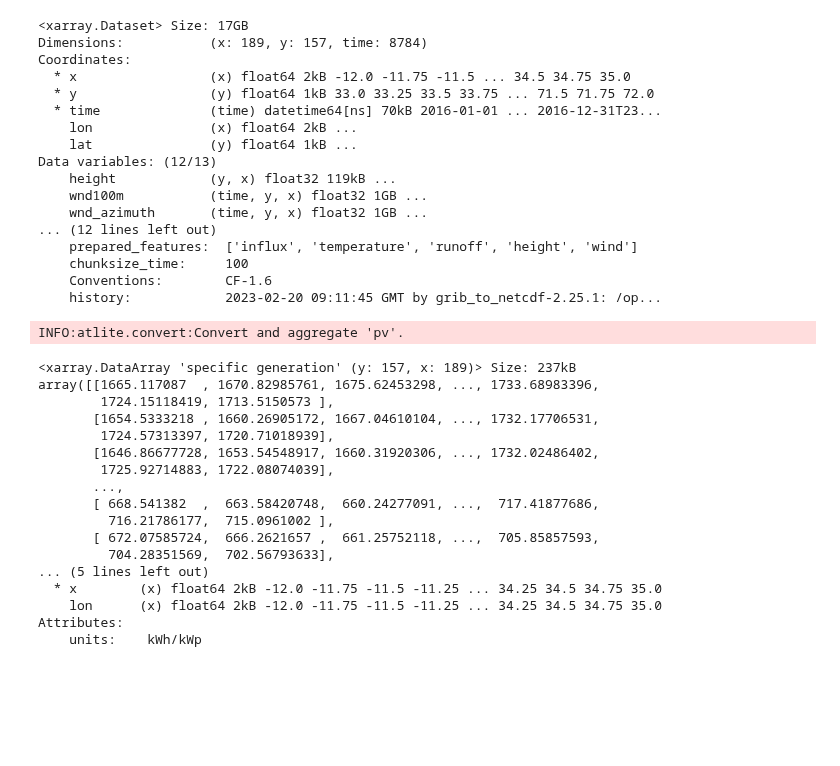
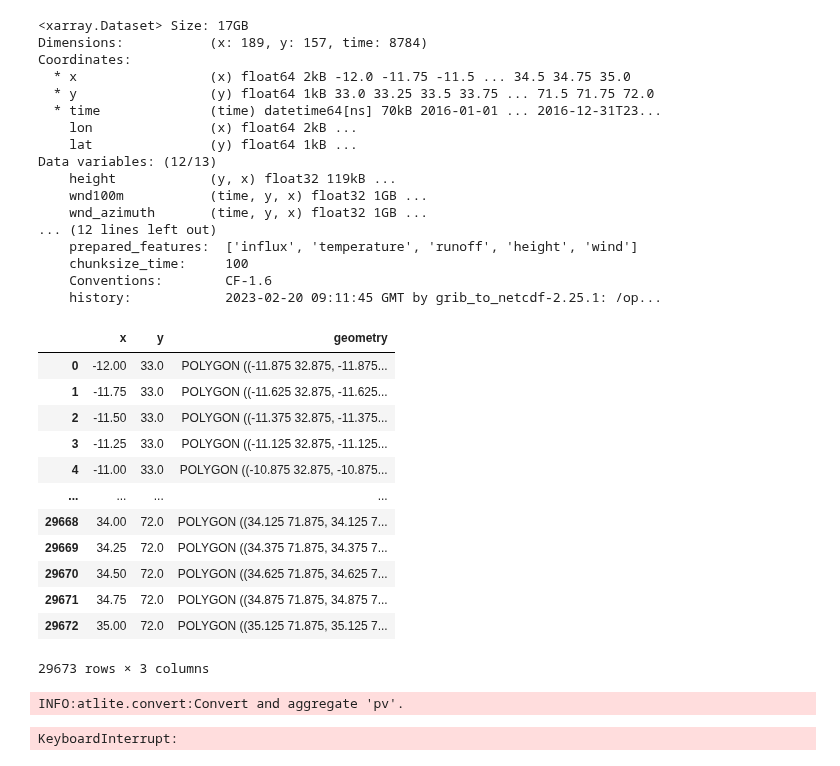
Before and after one commit to martabresco/Climate-Change-Impacted-Solar-Energy-Generation, a Jupyter notebook: power_time_series.ipynb, the cells around one changed output. Saved outputs shown, nothing was run; the diff lists cells and outputs as text; code cells hidden in the pictures; blank space fills up the shorter version.

Commit message:
working on the power time series

```diff
--- a/power_time_series.ipynb
+++ b/power_time_series.ipynb
@@ -73,21 +40,16 @@ orientation='latitude_optimal'
-# %%
-cutout.pv('CSi.yaml', orientation) #trying to get pv with 1 year of era5 data
-# %% [output]
-INFO:atlite.convert:Convert and aggregate 'pv'.
-<xarray.DataArray 'specific generation' (y: 157, x: 189)> Size: 237kB
-array([[1665.117087  , 1670.82985761, 1675.62453298, ..., 1733.68983396,
-        1724.15118419, 1713.5150573 ],
-       [1654.5333218 , 1660.26905172, 1667.04610104, ..., 1732.17706531,
-        1724.57313397, 1720.71018939],
-       [1646.86677728, 1653.54548917, 1660.31920306, ..., 1732.02486402,
-        1725.92714883, 1722.08074039],
-       ...,
-       [ 668.541382  ,  663.58420748,  660.24277091, ...,  717.41877686,
-         716.21786177,  715.0961002 ],
-       [ 672.07585724,  666.2621657 ,  661.25752118, ...,  705.85857593,
-         704.28351569,  702.56793633],
-... (5 lines left out)
-  * x        (x) float64 2kB -12.0 -11.75 -11.5 -11.25 ... 34.25 34.5 34.75 35.0
-    lon      (x) float64 2kB -12.0 -11.75 -11.5 -11.25 ... 34.25 34.5 34.75 35.0
-Attributes:
-    units:    kWh/kWp
+# %%
+cutout.grid
+# %% [output]
+|  | x | y | geometry |
+| 0 | -12.00 | 33.0 | POLYGON ((-11.875 32.875, -11.875... |
+| 1 | -11.75 | 33.0 | POLYGON ((-11.625 32.875, -11.625... |
+| 2 | -11.50 | 33.0 | POLYGON ((-11.375 32.875, -11.375... |
+| 3 | -11.25 | 33.0 | POLYGON ((-11.125 32.875, -11.125... |
+| 4 | -11.00 | 33.0 | POLYGON ((-10.875 32.875, -10.875... |
+| ... | ... | ... | ... |
+| 29668 | 34.00 | 72.0 | POLYGON ((34.125 71.875, 34.125 7... |
+| 29669 | 34.25 | 72.0 | POLYGON ((34.375 71.875, 34.375 7... |
+| 29670 | 34.50 | 72.0 | POLYGON ((34.625 71.875, 34.625 7... |
+| 29671 | 34.75 | 72.0 | POLYGON ((34.875 71.875, 34.875 7... |
+| 29672 | 35.00 | 72.0 | POLYGON ((35.125 71.875, 35.125 7... |
+29673 rows × 3 columns
@@ -93,0 +59,9 @@ Attributes:
+# %%
+power_era5_2016=cutout.pv(
+    panel='CSi',
+    orientation='latitude_optimal',
+    tracking=None,
+)
+# %% [output]
+INFO:atlite.convert:Convert and aggregate 'pv'.
+KeyboardInterrupt:
```
Also changed, not shown: parts of 19 cells of this notebook, 6 other files.
